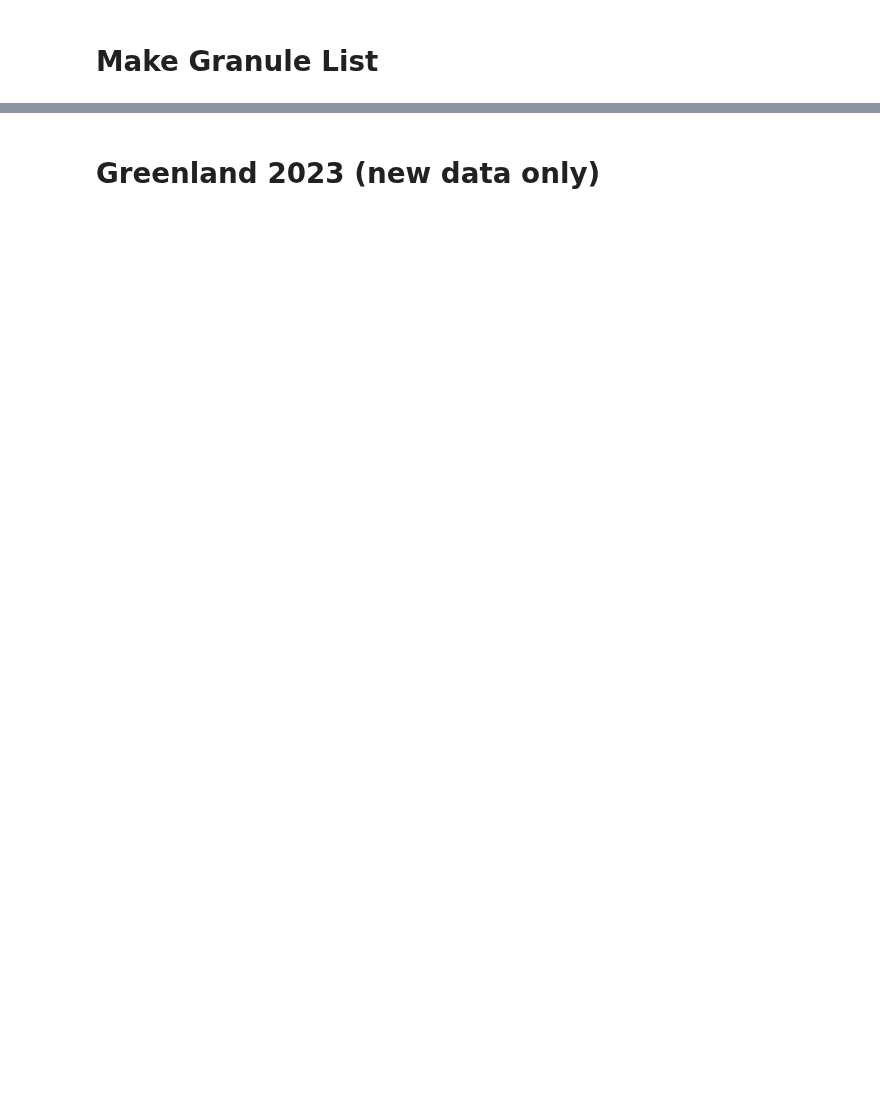
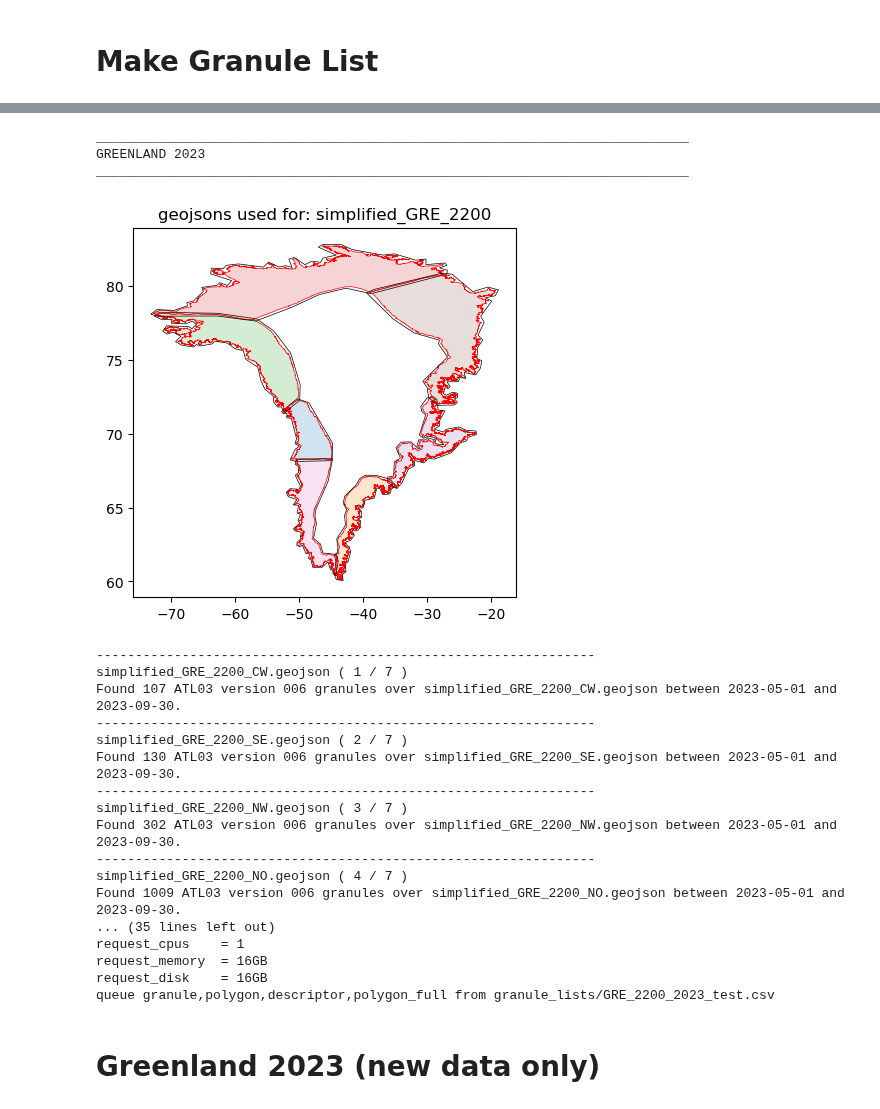
Before and after one commit to fliphilipp/GlacierLakeDetectionICESat2, a Jupyter notebook: make_granule_list.ipynb, the cells around one changed output, grey strips where cells are left out. Cells and saved outputs as stored; diff of their text form; code cells hidden in the pictures; blank space fills up the shorter version.

```diff
--- a/make_granule_list.ipynb
+++ b/make_granule_list.ipynb
@@ -27,5 +13,0 @@ coords
-# %%
-df = make_granule_list(fn_gjsn.split('/')[-1], start_date='2022-01-04', end_date='2022-01-04',
-                       icesheet='AIS', meltseason='2021-22', list_out_name=outname_list,
-                       version=None)
-df
@@ -51,0 +142,75 @@ dfg
+# %%
+filename_new = 'granule_lists/GRE_2200_2023_test.csv'
+startyear = 2023
+endyear = 2023
+startday = '05-01'
+endday = '09-30'
+icesheet = 'GrIS'
+
+searchfor = 'simplified_GRE_2200'
+gjsn_dir = 'geojsons'
+gjsn_list = [gjsn_dir+'/'+f for f in os.listdir(gjsn_dir) \
+            if os.path.isfile(os.path.join(gjsn_dir, f)) & (searchfor in f)]
+print('____________________________________________________________________________')
+print('GREENLAND 2023')
+print('____________________________________________________________________________')
+
+fig = plot_geojsons_for_query(searchfor, gjsn_dir='geojsons')
+fig.savefig('basins/plots/query_geojsons_%s.jpg' % searchfor, dpi=300)
+
+dflist = []
+for i, gjsn in enumerate(gjsn_list):
+    geojson = gjsn[gjsn.rfind('/')+1:]
+    print('----------------------------------------------------------------')
+    print(geojson, '(', i+1, '/', len(gjsn_list), ')')
+    for yr in np.arange(startyear, endyear+1):
+        start_date = '%s-%s' % (yr, startday)
+        end_date = '%s-%s' % (yr, endday)
+        meltseason = start_date[:4] if start_date[:4]==end_date[:4] else start_date[:4] + '-' + end_date[2:4]
+        outname = 'granule_lists/' + icesheet + '_' + meltseason + '_' + geojson.replace('.geojson','') + '.csv'
+        df = make_granule_list(geojson, start_date, end_date, icesheet, meltseason, outname)
+        dflist.append(df)
+
+df_all = pd.concat(dflist)
+df_all.loc[:, 'description'] = df_all.apply(lambda x: x.loc['description'].replace('simplified_','').replace('GRE_','').replace('ANT_',''), axis=1)
+df_all.reset_index(inplace=True, drop=True)
+
+df_new = filter_release(df_all)
+df_new.iloc[:,:5].to_csv(filename_new.replace('.csv', '_size.csv'), header=False, index=False)
+
+print('\n___________________________________________________')
+print('RESULTS:')
+print('Number of ganules over Greenland:', np.sum(df_new.apply(lambda x: 'GrIS' in x.loc['description'], axis=1)))
+print('Number of ganules over Antarctica:', np.sum(df_new.apply(lambda x: 'AIS' in x.loc['description'], axis=1)))
+print('Total number of granules:', len(df_new))
+maxrow = df_new.loc[np.argmax(df_new.size_mb),:]
+print('Largest granule: %.1f GB, %s, %s' % (maxrow.size_mb/1000, maxrow.granule, maxrow.geojson))
+print('Total size: %.2f TB\n' % (np.sum(df_new.size_mb)/1e6))
+
+df_new_nosize = df_new.iloc[:,:4].copy()
+df_new_nosize.to_csv(filename_new, header=False, index=False)
+
+submit_filename = write_submit_file(filename_new, mem_gb=16)
+! cat $submit_filename
+# %% [output]
+____________________________________________________________________________
+GREENLAND 2023
+____________________________________________________________________________
+[figure, added]
+----------------------------------------------------------------
+simplified_GRE_2200_CW.geojson ( 1 / 7 )
+Found 107 ATL03 version 006 granules over simplified_GRE_2200_CW.geojson between 2023-05-01 and 2023-09-30.
+----------------------------------------------------------------
+simplified_GRE_2200_SE.geojson ( 2 / 7 )
+Found 130 ATL03 version 006 granules over simplified_GRE_2200_SE.geojson between 2023-05-01 and 2023-09-30.
+----------------------------------------------------------------
+simplified_GRE_2200_NW.geojson ( 3 / 7 )
+Found 302 ATL03 version 006 granules over simplified_GRE_2200_NW.geojson between 2023-05-01 and 2023-09-30.
+----------------------------------------------------------------
+simplified_GRE_2200_NO.geojson ( 4 / 7 )
+Found 1009 ATL03 version 006 granules over simplified_GRE_2200_NO.geojson between 2023-05-01 and 2023-09-30.
+... (35 lines left out)
+request_cpus    = 1
+request_memory  = 16GB
+request_disk    = 16GB
+queue granule,polygon,descriptor,polygon_full from granule_lists/GRE_2200_2023_test.csv
```
Also changed, not shown: parts of 20 cells of this notebook, 54 other files.
